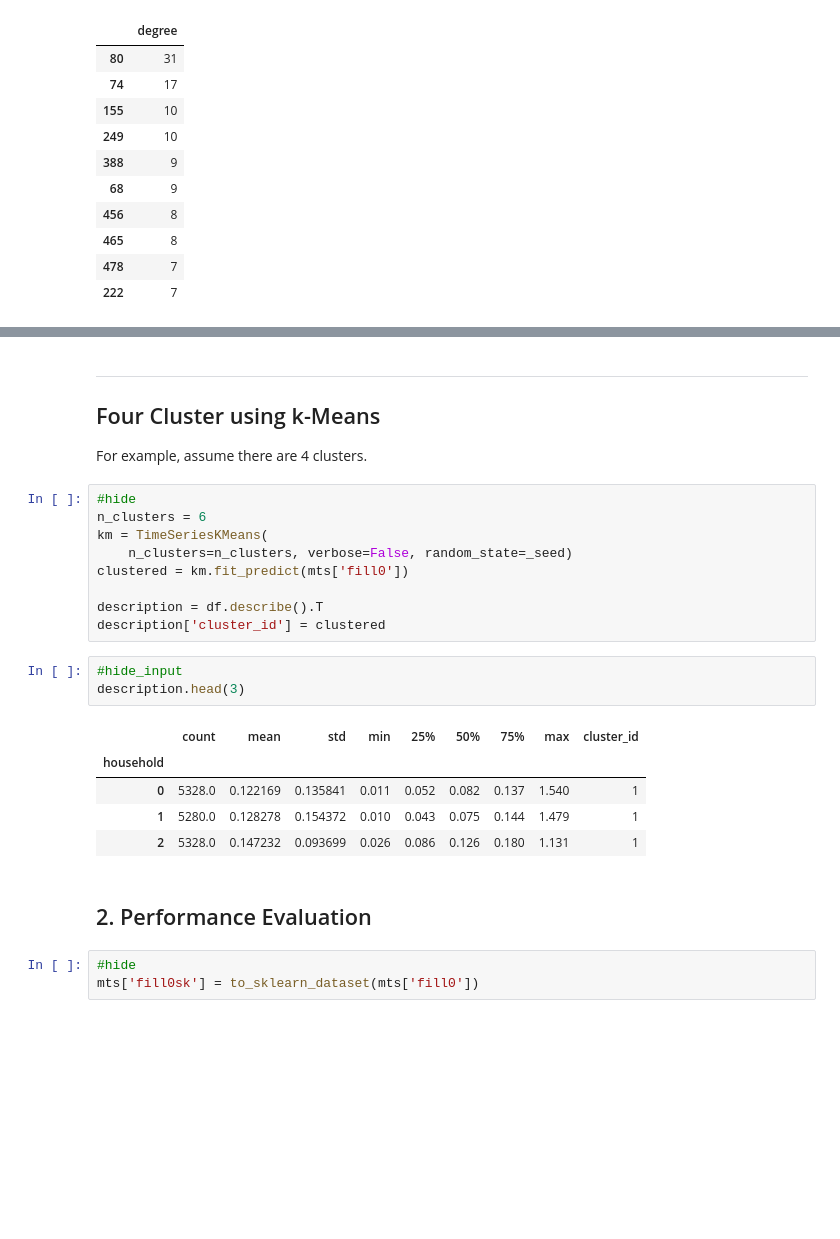
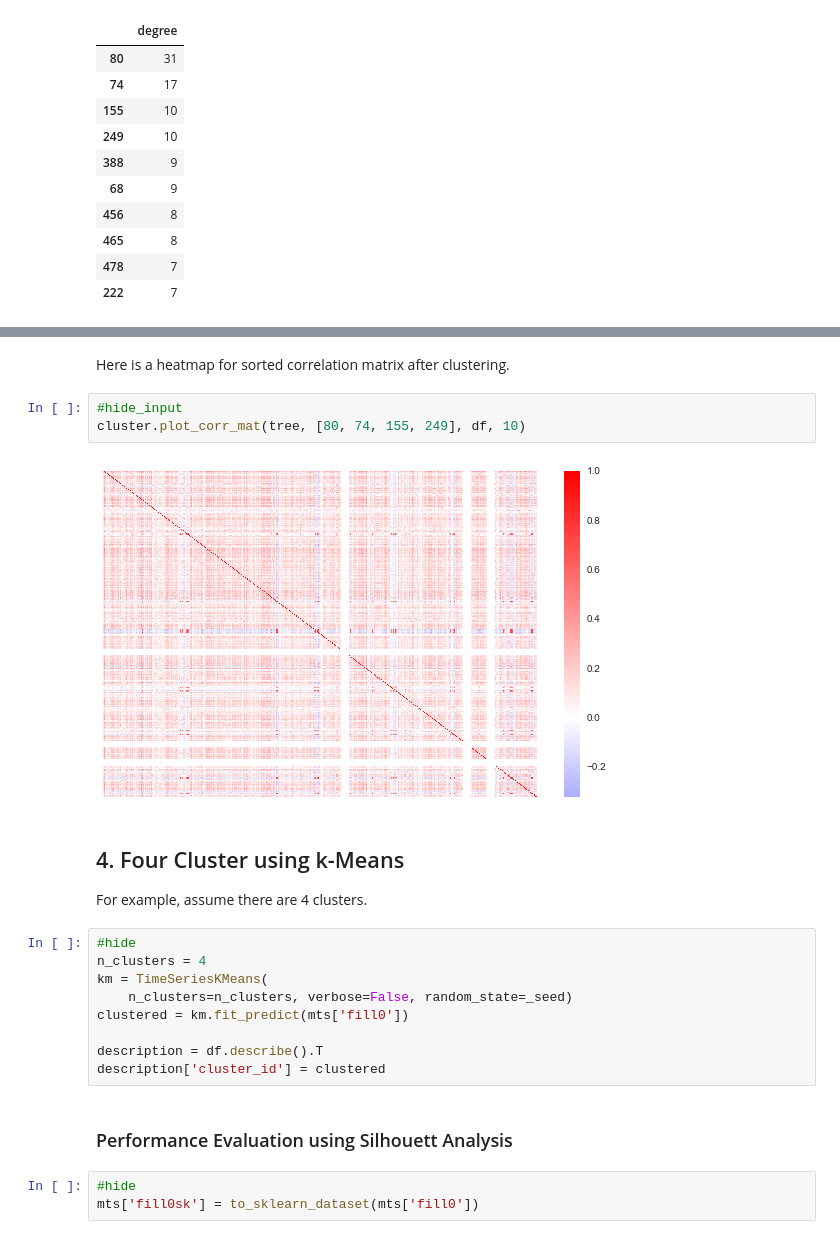
Before and after one commit to edxu96/elec_consumption, a Jupyter notebook: 00_cluster.ipynb, the cells around one changed output, grey strips where cells are left out. Cells and saved outputs as stored; diff of their text form; blank space fills up the shorter version.

```diff
--- a/00_cluster.ipynb
+++ b/00_cluster.ipynb
@@ -165,28 +189,25 @@ cluster.find_weak_edge(tree, [80, 74, 155, 249])
+# %% [markdown]
+Here is a heatmap for sorted correlation matrix after clustering.
+# %%
+#hide_input
+cluster.plot_corr_mat(tree, [80, 74, 155, 249], df, 10)
+# %% [output]
+[figure, added]
 # %% [markdown]
----
+## 4. Four Cluster using k-Means
 
-## Four Cluster using k-Means
 For example, assume there are 4 clusters.
 # %%
 #hide
-n_clusters = 6
+n_clusters = 4
 km = TimeSeriesKMeans(
     n_clusters=n_clusters, verbose=False, random_state=_seed)
 clustered = km.fit_predict(mts['fill0'])
 
 description = df.describe().T
 description['cluster_id'] = clustered
-# %%
-#hide_input
-description.head(3)
-# %% [output]
-|  | count | mean | std | min | 25% | 50% | 75% | max | cluster_id |
-| household |  |  |  |  |  |  |  |  |  |
-| 0 | 5328.0 | 0.122169 | 0.135841 | 0.011 | 0.052 | 0.082 | 0.137 | 1.540 | 1 |
-| 1 | 5280.0 | 0.128278 | 0.154372 | 0.010 | 0.043 | 0.075 | 0.144 | 1.479 | 1 |
-| 2 | 5328.0 | 0.147232 | 0.093699 | 0.026 | 0.086 | 0.126 | 0.180 | 1.131 | 1 |
 # %% [markdown]
-## 2. Performance Evaluation
+### Performance Evaluation using Silhouett Analysis
 # %%
 #hide
 mts['fill0sk'] = to_sklearn_dataset(mts['fill0'])
```
Also changed, not shown: parts of 23 cells of this notebook, 2 other files.
